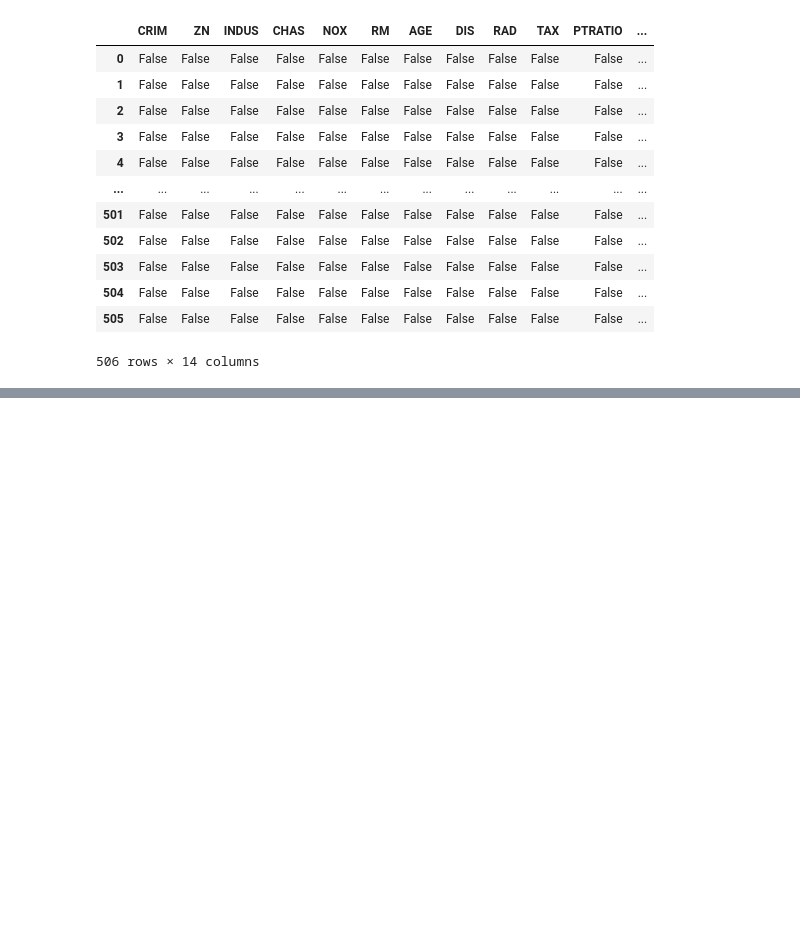
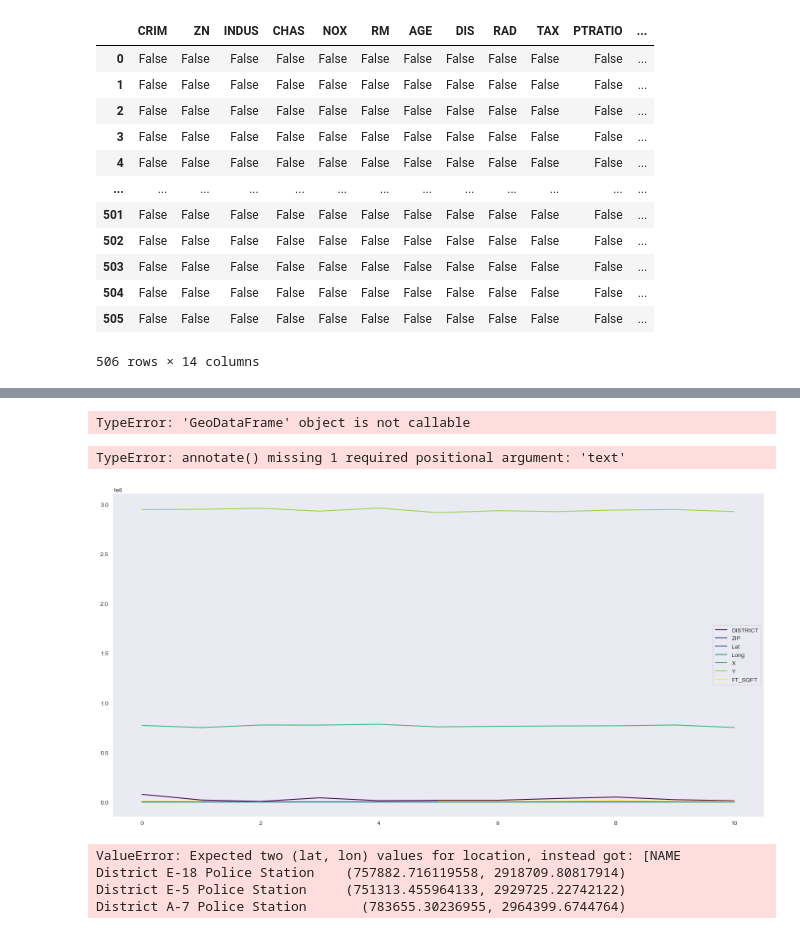
Before and after one commit to Milows/BostonHousePricing, a Jupyter notebook: Notebooks/JuanAzpiazu.ipynb, the cells around one changed output, grey strips where cells are left out. Saved outputs shown, nothing was run; the diff lists cells and outputs as text; code cells hidden in the pictures; blank space fills up the shorter version.

```diff
--- a/Notebooks/JuanAzpiazu.ipynb
+++ b/Notebooks/JuanAzpiazu.ipynb
@@ -44,0 +300,3 @@ boston_df.isna()
+# %%
+# Merge the two data frames on the 'Districts' column
+merged_df = pd.merge(Crimes, boston_Police_HQ_selected, on='DISTRICT', how='left')
@@ -44,0 +309,4 @@ boston_df.isna()
+# %%
+#Muchas observaciones específicas de cada crimen que no nos interesa. Nos quedamos con X e Y que son las de la comisaría
+new_merged_df = merged_df.drop(["Location","INCIDENT_NUMBER",'REPORTING_AREA',"OFFENSE_CODE","OFFENSE_CODE_GROUP","OFFENSE_DESCRIPTION","SHOOTING","OCCURRED_ON_DATE","YEAR","MONTH","DAY_OF_WEEK","HOUR","UCR_PART","STREET"],axis=1)
+new_merged_df.shape
@@ -44,0 +433,14 @@ boston_df.isna()
+# %%
+
+import geopandas as gpd
+from shapely.geometry import Point
+geo = gpd.read_file(r'Boston_Neighborhoods.geojson')
+
+# Removing abnormal data and transforming the data
+#merged_df = merged_df[(merged_df['x']>40) & (merged_df['Long']<-69)]
+new_grouped_df_gdf = gpd.GeoDataFrame(new_grouped_df)
+new_grouped_df_gdf['geometry'] =  gpd.GeoSeries(new_grouped_df_gdf.apply(lambda s: Point((s['Lat'], s['Long'])), axis=1))
+
+# Merging GDFs
+intersects_gdf = gpd.sjoin(new_grouped_df_gdf, geo, op='within', how='right')
+display(intersects_gdf.head(2))
@@ -44,0 +489,45 @@ boston_df.isna()
+# %%
+# Getting number of CRIMES per neighborhood and preparing for plot
+new_grouped_df_gdf = gpd.GeoDataFrame(new_grouped_df_gdf('NEIGHBORHOOD').count().to_frame('Crimes') \
+                                    .merge(geo.set_index('NEIGHBORHOOD'), left_index=True, right_index=True, how='inner')) \
+                                    .reset_index()
+new_grouped_df['COORDINATES'] = new_grouped_df['geometry'].apply(lambda x: x.representative_point().coords[:])
+new_grouped_df['COORDINATES'] = [coords[0] for coords in new_grouped_df['COORDINATES']]
+display(new_grouped_df.head())
+# %% [output]
+TypeError: 'GeoDataFrame' object is not callable
+# %%
+import matplotlib.patheffects as pe
+sns.set_style('dark')
+
+ax = new_grouped_df.plot(column='DISTRICT', cmap='viridis', legend=True, figsize=(20,10))
+for idx, row in new_grouped_df_gdf.iterrows():
+    plt.annotate(s=row['NEIGHBORHOOD'], xy=row['COORDINATES'],horizontalalignment='center', color='midnightblue', path_effects=[pe.withStroke(linewidth=2, foreground="white")], weight='bold', fontsize=8, rotation=30)
+ax.axis('off')
+plt.tight_layout()
+plt.show()
+# %% [output]
+TypeError: annotate() missing 1 required positional argument: 'text'
+[figure, added]
+# %%
+# map
+map_layer_control = folium.Map(location=[boston_Police_HQ_selected["COORDINATES"]], zoom_start=12)
+
+# add tiles to map
+folium.TileLayer('Open Street Map', attr="Open Street Map").add_to(map_layer_control)
+folium.TileLayer('Stamen Terrain', attr="Stamen").add_to(map_layer_control)
+folium.TileLayer('Stamen Toner', attr="Stamen").add_to(map_layer_control)
+folium.TileLayer('Stamen Watercolor', attr="Stamen").add_to(map_layer_control)
+folium.TileLayer('CartoDB Positron', attr="CartoDB").add_to(map_layer_control)
+folium.TileLayer('CartoDB Dark_Matter', attr="CartoDB").add_to(map_layer_control)
+
+# add layer control to show different maps
+folium.LayerControl().add_to(map_layer_control)
+
+# display map
+map_layer_control
+# %% [output]
+ValueError: Expected two (lat, lon) values for location, instead got: [NAME
+District E-18 Police Station    (757882.716119558, 2918709.80817914)
+District E-5 Police Station     (751313.455964133, 2929725.22742122)
+District A-7 Police Station       (783655.30236955, 2964399.6744764)
```
Also changed, not shown: parts of 42 cells of this notebook, 6 other files.
